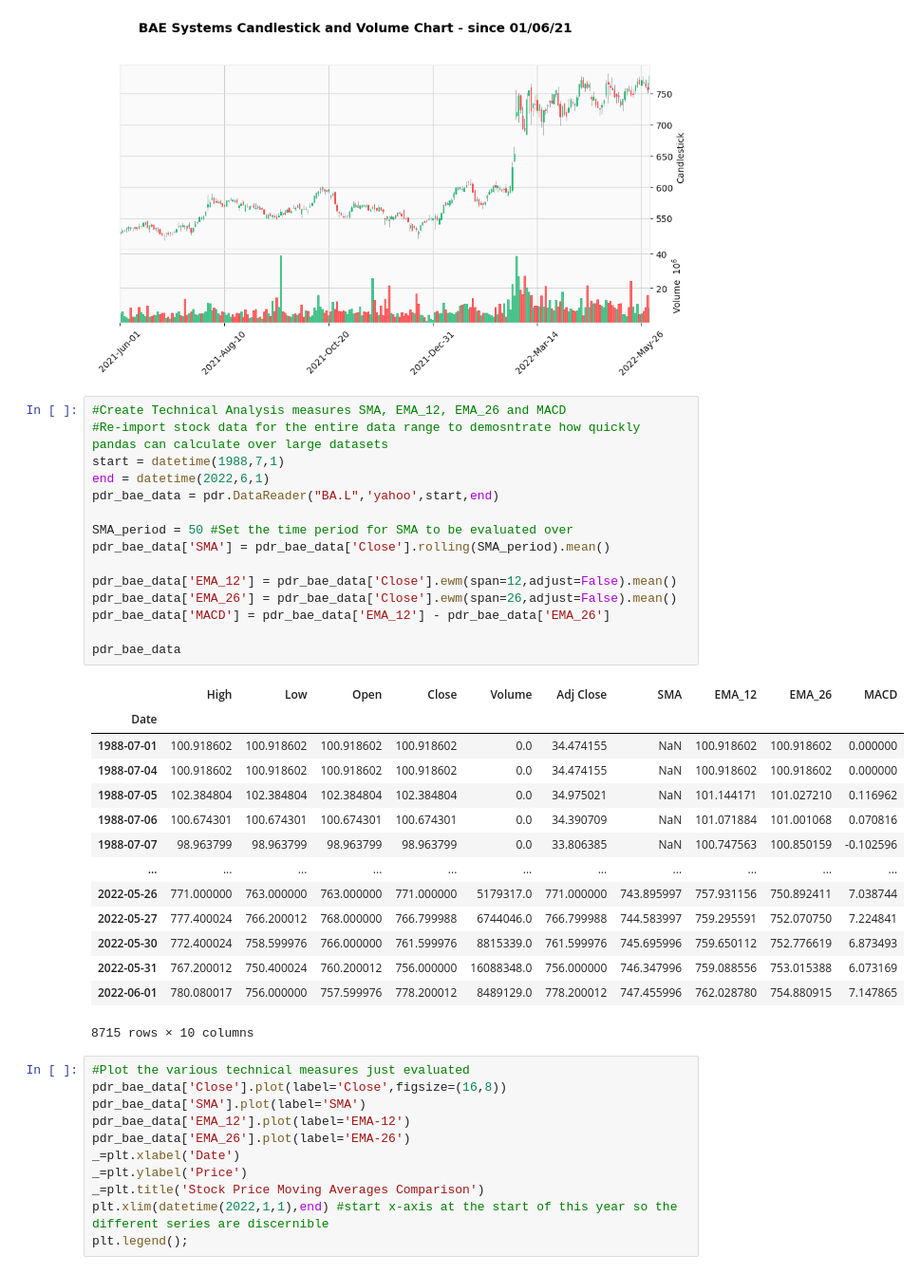
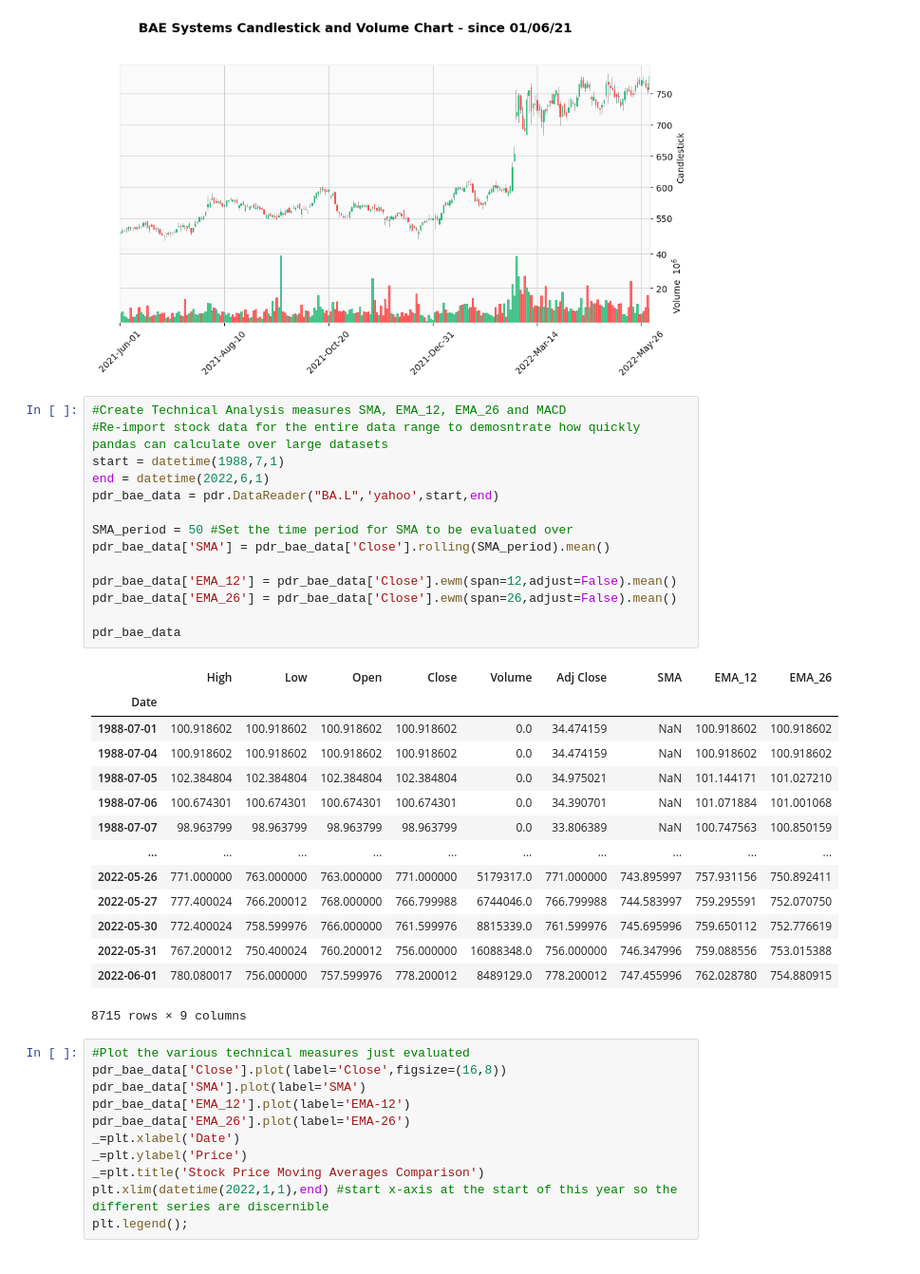
Before and after one commit to danielunderwood2292/Public, a Jupyter notebook: Finance_Moving_Averages.ipynb, the cells around one changed output. Shown at 95% size. Cells and saved outputs as stored; diff of their text form.

```diff
--- a/Finance_Moving_Averages.ipynb
+++ b/Finance_Moving_Averages.ipynb
@@ -30,33 +32,32 @@ mfp.plot(pdr_bae_data, **kwargs, style='yahoo')
 # %%
 #Create Technical Analysis measures SMA, EMA_12, EMA_26 and MACD
 #Re-import stock data for the entire data range to demosntrate how quickly pandas can calculate over large datasets
 start = datetime(1988,7,1)
 end = datetime(2022,6,1)
 pdr_bae_data = pdr.DataReader("BA.L",'yahoo',start,end)
 
 SMA_period = 50 #Set the time period for SMA to be evaluated over
 pdr_bae_data['SMA'] = pdr_bae_data['Close'].rolling(SMA_period).mean()
 
 pdr_bae_data['EMA_12'] = pdr_bae_data['Close'].ewm(span=12,adjust=False).mean()
 pdr_bae_data['EMA_26'] = pdr_bae_data['Close'].ewm(span=26,adjust=False).mean()
-pdr_bae_data['MACD'] = pdr_bae_data['EMA_12'] - pdr_bae_data['EMA_26']
 
 pdr_bae_data
 # %% [output]
-|  | High | Low | Open | Close | Volume | Adj Close | SMA | EMA_12 | EMA_26 | MACD |
-| Date |  |  |  |  |  |  |  |  |  |  |
-| 1988-07-01 | 100.918602 | 100.918602 | 100.918602 | 100.918602 | 0.0 | 34.474155 | NaN | 100.918602 | 100.918602 | 0.000000 |
-| 1988-07-04 | 100.918602 | 100.918602 | 100.918602 | 100.918602 | 0.0 | 34.474155 | NaN | 100.918602 | 100.918602 | 0.000000 |
-| 1988-07-05 | 102.384804 | 102.384804 | 102.384804 | 102.384804 | 0.0 | 34.975021 | NaN | 101.144171 | 101.027210 | 0.116962 |
-| 1988-07-06 | 100.674301 | 100.674301 | 100.674301 | 100.674301 | 0.0 | 34.390709 | NaN | 101.071884 | 101.001068 | 0.070816 |
-| 1988-07-07 | 98.963799 | 98.963799 | 98.963799 | 98.963799 | 0.0 | 33.806385 | NaN | 100.747563 | 100.850159 | -0.102596 |
-| ... | ... | ... | ... | ... | ... | ... | ... | ... | ... | ... |
-| 2022-05-26 | 771.000000 | 763.000000 | 763.000000 | 771.000000 | 5179317.0 | 771.000000 | 743.895997 | 757.931156 | 750.892411 | 7.038744 |
-| 2022-05-27 | 777.400024 | 766.200012 | 768.000000 | 766.799988 | 6744046.0 | 766.799988 | 744.583997 | 759.295591 | 752.070750 | 7.224841 |
-| 2022-05-30 | 772.400024 | 758.599976 | 766.000000 | 761.599976 | 8815339.0 | 761.599976 | 745.695996 | 759.650112 | 752.776619 | 6.873493 |
-| 2022-05-31 | 767.200012 | 750.400024 | 760.200012 | 756.000000 | 16088348.0 | 756.000000 | 746.347996 | 759.088556 | 753.015388 | 6.073169 |
-| 2022-06-01 | 780.080017 | 756.000000 | 757.599976 | 778.200012 | 8489129.0 | 778.200012 | 747.455996 | 762.028780 | 754.880915 | 7.147865 |
+|  | High | Low | Open | Close | Volume | Adj Close | SMA | EMA_12 | EMA_26 |
+| Date |  |  |  |  |  |  |  |  |  |
+| 1988-07-01 | 100.918602 | 100.918602 | 100.918602 | 100.918602 | 0.0 | 34.474159 | NaN | 100.918602 | 100.918602 |
+| 1988-07-04 | 100.918602 | 100.918602 | 100.918602 | 100.918602 | 0.0 | 34.474159 | NaN | 100.918602 | 100.918602 |
+| 1988-07-05 | 102.384804 | 102.384804 | 102.384804 | 102.384804 | 0.0 | 34.975021 | NaN | 101.144171 | 101.027210 |
+| 1988-07-06 | 100.674301 | 100.674301 | 100.674301 | 100.674301 | 0.0 | 34.390701 | NaN | 101.071884 | 101.001068 |
+| 1988-07-07 | 98.963799 | 98.963799 | 98.963799 | 98.963799 | 0.0 | 33.806389 | NaN | 100.747563 | 100.850159 |
+| ... | ... | ... | ... | ... | ... | ... | ... | ... | ... |
+| 2022-05-26 | 771.000000 | 763.000000 | 763.000000 | 771.000000 | 5179317.0 | 771.000000 | 743.895997 | 757.931156 | 750.892411 |
+| 2022-05-27 | 777.400024 | 766.200012 | 768.000000 | 766.799988 | 6744046.0 | 766.799988 | 744.583997 | 759.295591 | 752.070750 |
+| 2022-05-30 | 772.400024 | 758.599976 | 766.000000 | 761.599976 | 8815339.0 | 761.599976 | 745.695996 | 759.650112 | 752.776619 |
+| 2022-05-31 | 767.200012 | 750.400024 | 760.200012 | 756.000000 | 16088348.0 | 756.000000 | 746.347996 | 759.088556 | 753.015388 |
+| 2022-06-01 | 780.080017 | 756.000000 | 757.599976 | 778.200012 | 8489129.0 | 778.200012 | 747.455996 | 762.028780 | 754.880915 |
-8715 rows × 10 columns
+8715 rows × 9 columns
 # %%
 #Plot the various technical measures just evaluated
 pdr_bae_data['Close'].plot(label='Close',figsize=(16,8))
```
Also changed, not shown: parts of 1 cell of this notebook.
